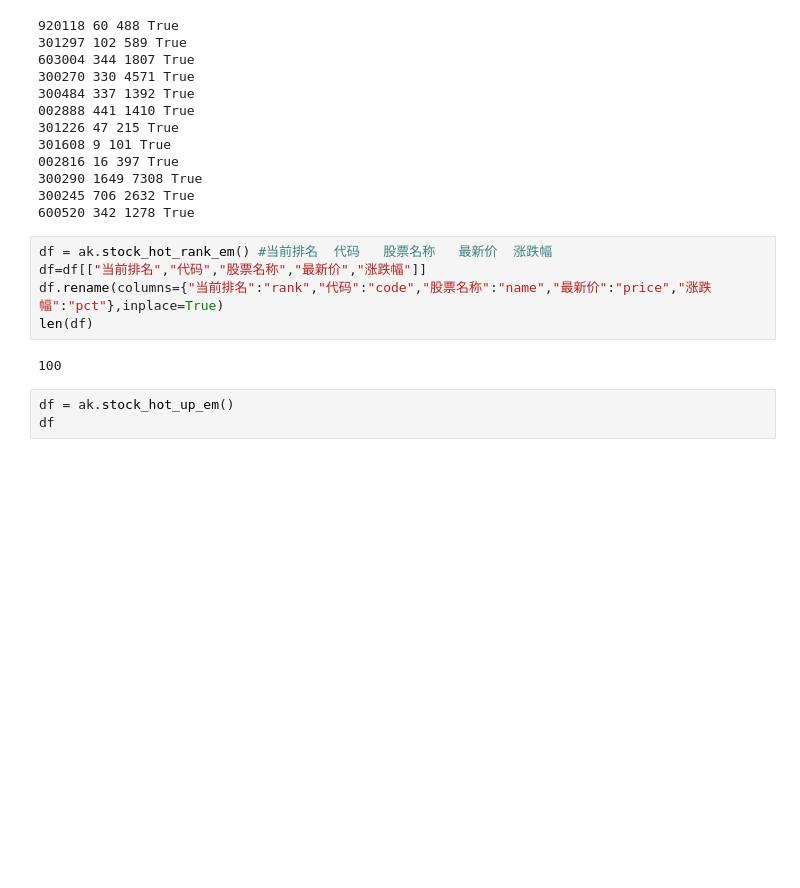
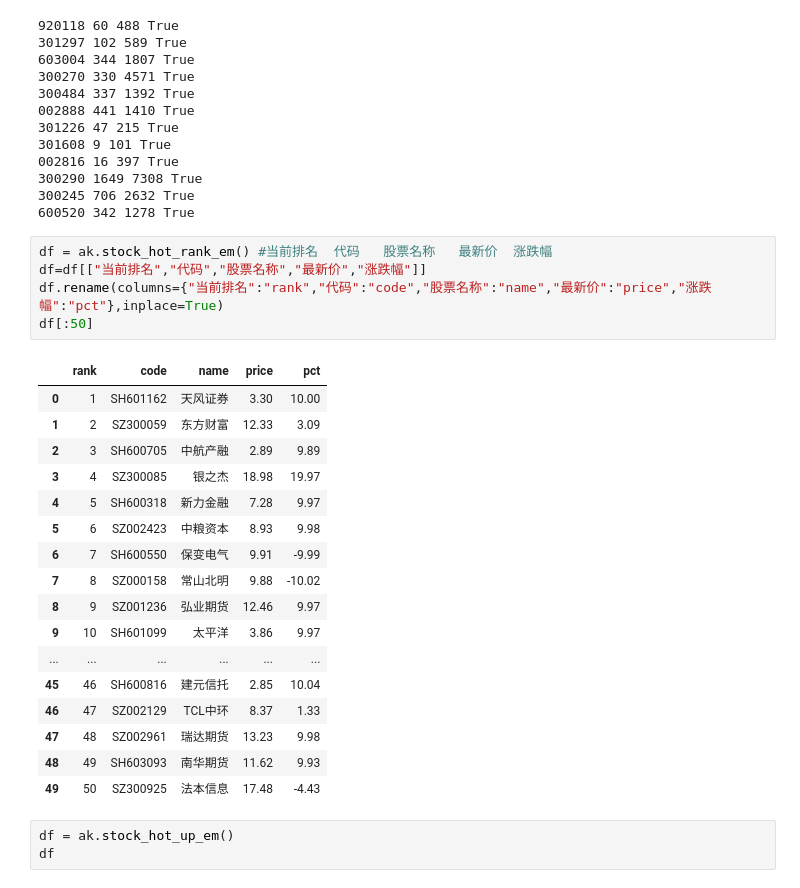
Before and after one commit to ten2net/Sequoia, a Jupyter notebook: 图灵甄选/turing_filter_for_a_stock/notebooks/bid_and_ask.ipynb, the cells around one changed output. Saved outputs shown, nothing was run; the diff lists cells and outputs as text; blank space fills up the shorter version.

```diff
--- a/图灵甄选/turing_filter_for_a_stock/notebooks/bid_and_ask.ipynb
+++ b/图灵甄选/turing_filter_for_a_stock/notebooks/bid_and_ask.ipynb
@@ -101,10 +119,26 @@ for symbol in symbols:
 # %%
 df = ak.stock_hot_rank_em() #当前排名  代码   股票名称   最新价  涨跌幅
 df=df[["当前排名","代码","股票名称","最新价","涨跌幅"]]
 df.rename(columns={"当前排名":"rank","代码":"code","股票名称":"name","最新价":"price","涨跌幅":"pct"},inplace=True)
-len(df)
+df[:50]
 # %% [output]
-100
+|  | rank | code | name | price | pct |
+| 0 | 1 | SH601162 | 天风证券 | 3.30 | 10.00 |
+| 1 | 2 | SZ300059 | 东方财富 | 12.33 | 3.09 |
+| 2 | 3 | SH600705 | 中航产融 | 2.89 | 9.89 |
+| 3 | 4 | SZ300085 | 银之杰 | 18.98 | 19.97 |
+| 4 | 5 | SH600318 | 新力金融 | 7.28 | 9.97 |
+| 5 | 6 | SZ002423 | 中粮资本 | 8.93 | 9.98 |
+| 6 | 7 | SH600550 | 保变电气 | 9.91 | -9.99 |
+| 7 | 8 | SZ000158 | 常山北明 | 9.88 | -10.02 |
+| 8 | 9 | SZ001236 | 弘业期货 | 12.46 | 9.97 |
+| 9 | 10 | SH601099 | 太平洋 | 3.86 | 9.97 |
+| ... | ... | ... | ... | ... | ... |
+| 45 | 46 | SH600816 | 建元信托 | 2.85 | 10.04 |
+| 46 | 47 | SZ002129 | TCL中环 | 8.37 | 1.33 |
+| 47 | 48 | SZ002961 | 瑞达期货 | 13.23 | 9.98 |
+| 48 | 49 | SH603093 | 南华期货 | 11.62 | 9.93 |
+| 49 | 50 | SZ300925 | 法本信息 | 17.48 | -4.43 |
 # %%
 df = ak.stock_hot_up_em()
 df
```
Also changed, not shown: parts of 3 cells of this notebook, 17 other files.
